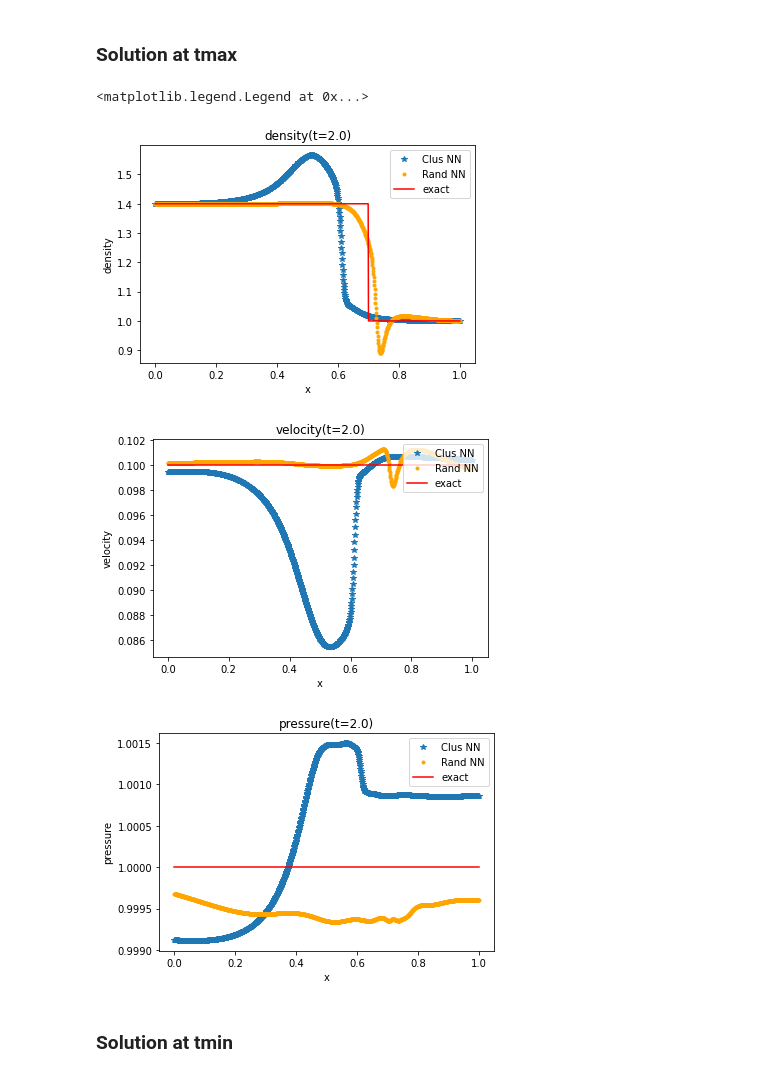
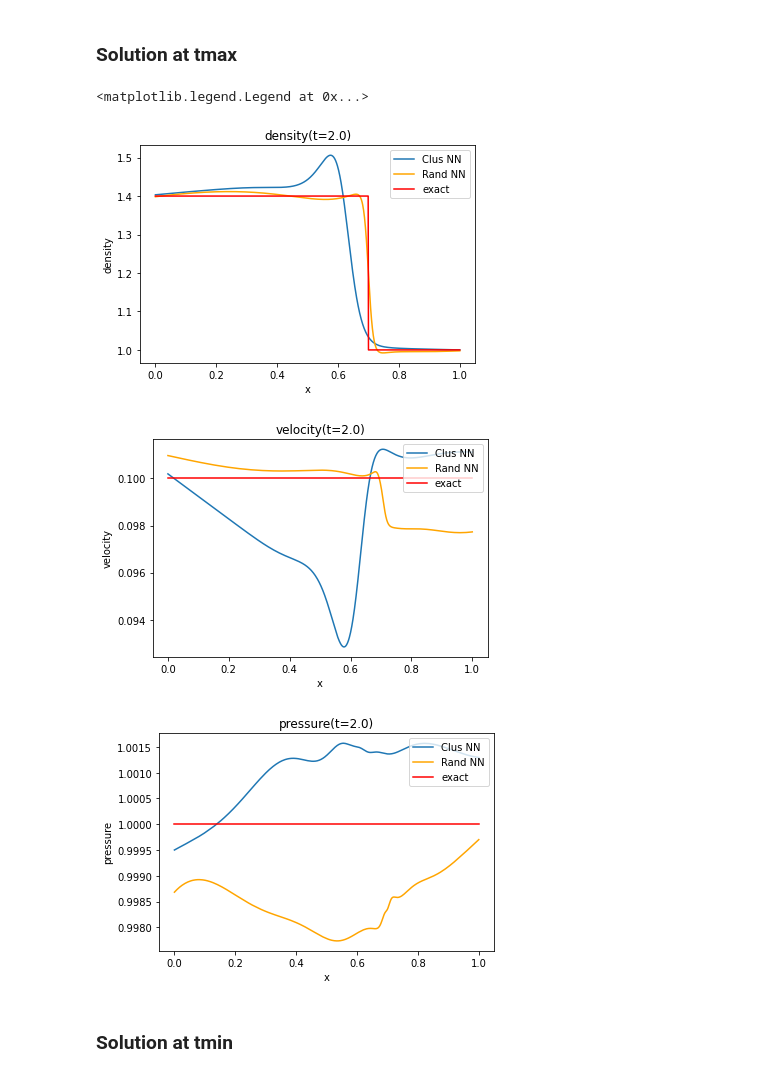
Before and after one commit to caizihuahua/Reading_Material, a Jupyter notebook: notebook/ex1.ipynb, the cells around one changed output. Drawn from its saved outputs; the diff is of its cells as text; code cells hidden in the pictures.

```diff
--- a/notebook/ex1.ipynb
+++ b/notebook/ex1.ipynb
@@ -169,16 +169,16 @@ depth = 7
 epoch = 12000
 tol = 1e-8
 
-N_0 = 100
-N_b = 100
-N_r = 2000
+N_0 = 60
+N_b = 60
+N_r = 1000
 
 w_init = "glorot_normal"
 b_init = "zeros"
 act = "tanh"
 
 lr = tf.keras.optimizers.schedules.CosineDecay(
-    initial_learning_rate = 4e-3,
+    initial_learning_rate = 1e-3,
     decay_steps = epoch,
     alpha = 1e-2
 )
@@ -503,42 +502,42 @@ fig3.tight_layout()
 fig1,ax1 = plt.subplots(1)
 ax1.set_title(f"density(t={tmax})")
 ax1.set_xlabel('x')
 ax1.set_ylabel('density')
-ax1.plot(x[:,0],density_clus[-1],"*",label="Clus NN")
-ax1.plot(x[:,0],density_rand[-1],"o",color="orange",label="Rand NN",markersize=3)
+ax1.plot(x[:,0],density_clus[-1],label="Clus NN")
+ax1.plot(x[:,0],density_rand[-1],color="orange",label="Rand NN",markersize=3)
 yy = np.array([1.4 if tmp<0.5+0.1*tmax else 1.0 for tmp in x[:,0]])
 ax1.plot(x[:,0],yy,color="r",label='exact')
 ax1.legend(loc="upper right")
 
 fig2,ax2 = plt.subplots(1)
 ax2.set_title(f"velocity(t={tmax})")
 ax2.set_xlabel('x')
 ax2.set_ylabel('velocity')
-ax2.plot(x[:,0],velocity_clus[-1],"*",label="Clus NN")
-ax2.plot(x[:,0],velocity_rand[-1],"o",color="orange",label="Rand NN",markersize=3)
+ax2.plot(x[:,0],velocity_clus[-1],label="Clus NN")
+ax2.plot(x[:,0],velocity_rand[-1],color="orange",label="Rand NN",markersize=3)
 ax2.plot(x[:,0],np.ones(len(x[:,0]))*0.1,color="r",label="exact")
 ax2.legend(loc="upper right")
 
 fig3,ax3 = plt.subplots(1)
 ax3.set_title(f"pressure(t={tmax})")
 ax3.set_xlabel('x')
 ax3.set_ylabel('pressure')
-ax3.plot(x[:,0],pressure_clus[-1],"*",label="Clus NN")
-ax3.plot(x[:,0],pressure_rand[-1],"o",color="orange",label="Rand NN",markersize=3)
+ax3.plot(x[:,0],pressure_clus[-1],label="Clus NN")
+ax3.plot(x[:,0],pressure_rand[-1],color="orange",label="Rand NN",markersize=3)
 ax3.plot(x[:,0],np.ones(len(x[:,0])),color="r",label="exact")
 ax3.legend(loc="upper right")
 
 # savepath="./pics"
 # if not os.path.exists(savepath):
 #     os.makedirs(savepath)
 # fig1.savefig(f"{savepath}/density(t={tmax}).png")
 # fig2.savefig(f"{savepath}/velocity(t={tmax}.png")
 # fig3.savefig(f"{savepath}/pressure(t={tmax}).png")
 # %% [output]
 <matplotlib.legend.Legend at 0x...>
-[figure, old version]
+[figure, new version]
-[figure, old version]
+[figure, new version]
-[figure, old version]
+[figure, new version]
 # %% [markdown]
 ### Solution at tmin
 # %%
```
Also changed, not shown: parts of 10 cells of this notebook.
